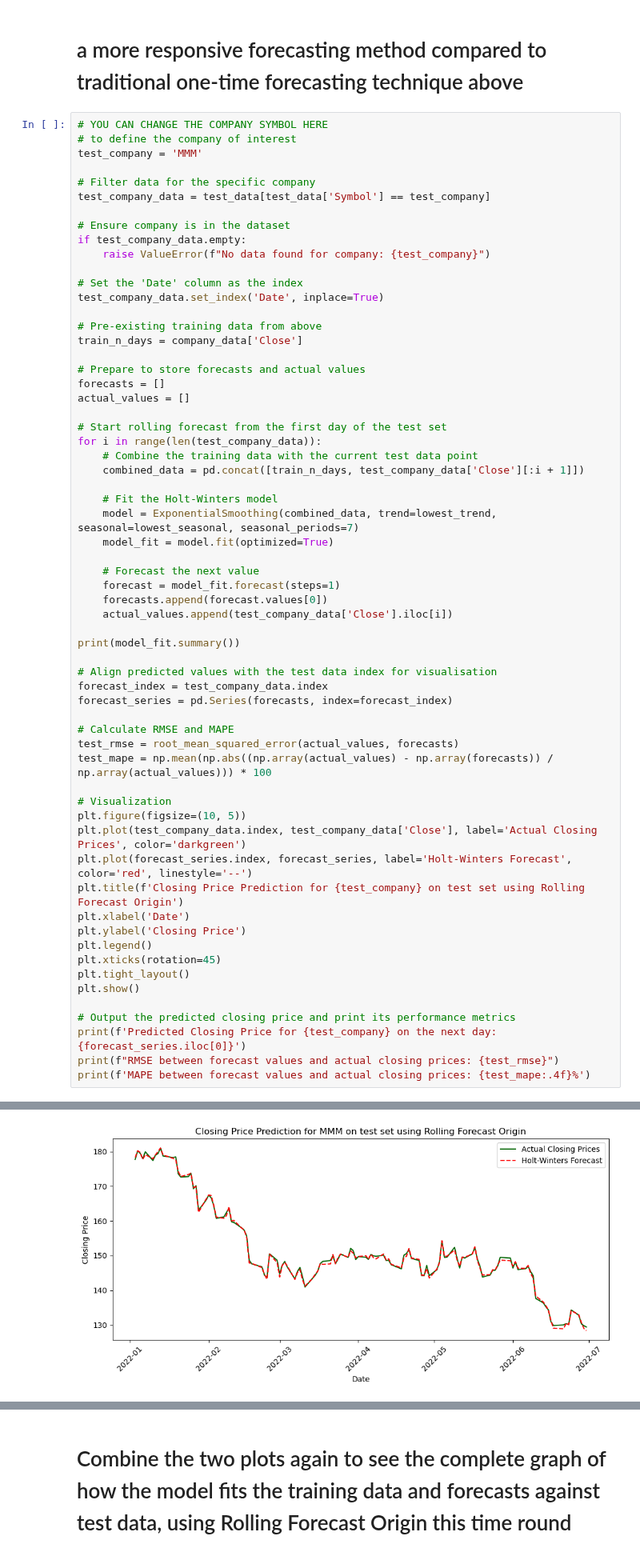
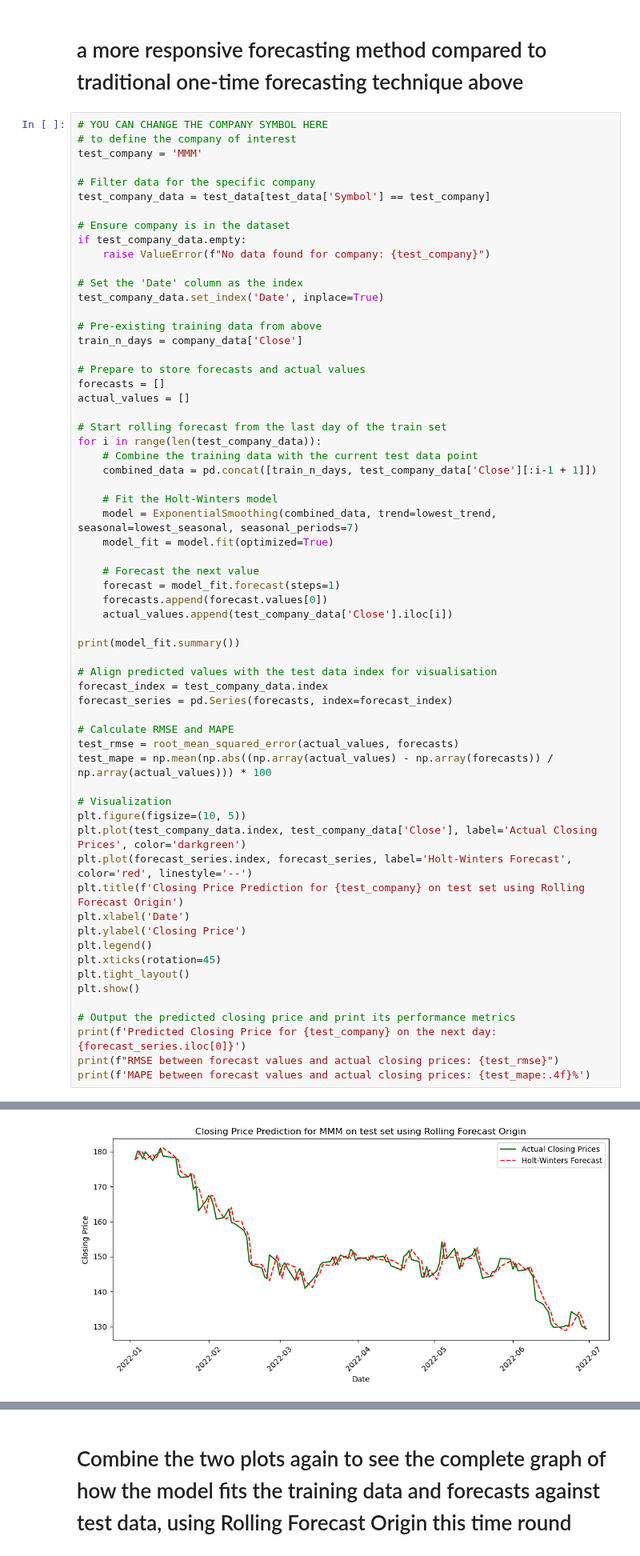
Before and after one commit to yothisisash/IT1244-Stock-Market, a Jupyter notebook: holt_winters_single_company_v2.ipynb, the cells around one changed output, grey strips where cells are left out. Shown at 80% size. Drawn from its saved outputs; the diff is of its cells as text.

```diff
--- a/holt_winters_single_company_v2.ipynb
+++ b/holt_winters_single_company_v2.ipynb
@@ -356,10 +356,10 @@ train_n_days = company_data['Close']
 forecasts = []
 actual_values = []
 
-# Start rolling forecast from the first day of the test set
+# Start rolling forecast from the last day of the train set
 for i in range(len(test_company_data)):
     # Combine the training data with the current test data point
-    combined_data = pd.concat([train_n_days, test_company_data['Close'][:i + 1]])
+    combined_data = pd.concat([train_n_days, test_company_data['Close'][:i-1 + 1]])
 
     # Fit the Holt-Winters model
     model = ExponentialSmoothing(combined_data, trend=lowest_trend, seasonal=lowest_seasonal, seasonal_periods=7)
@@ -416,2 +416,2 @@ initial_seasons.6            -0.2563176                  s.6                 Tru
 ---------------------------------------------------------------------------------
-[figure, old version]
+[figure, new version]
```
Also changed, not shown: parts of 5 cells of this notebook, 1 other file.
